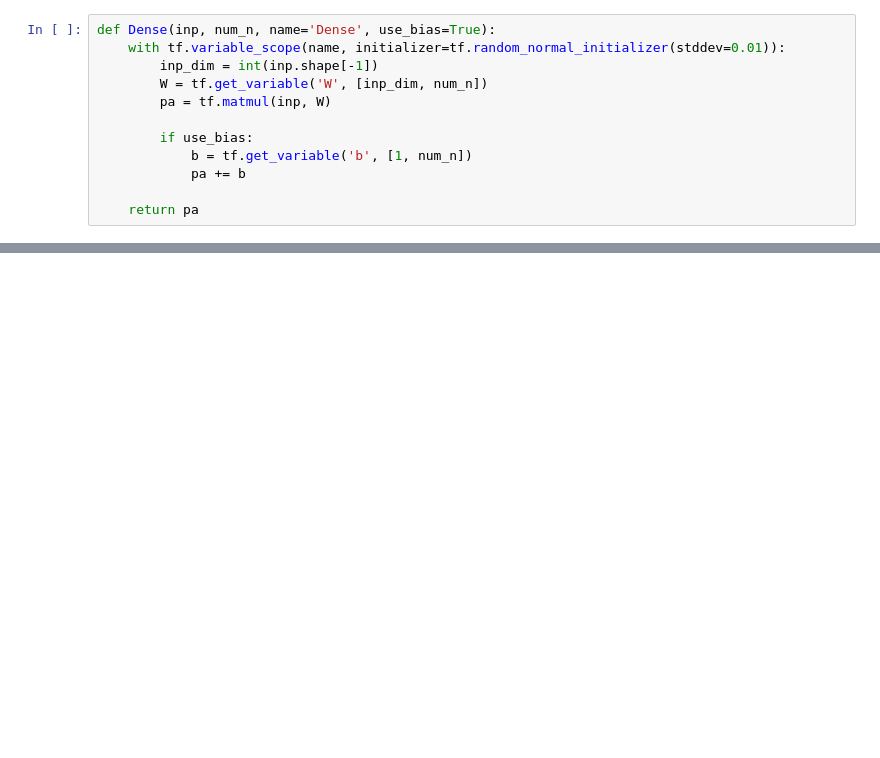
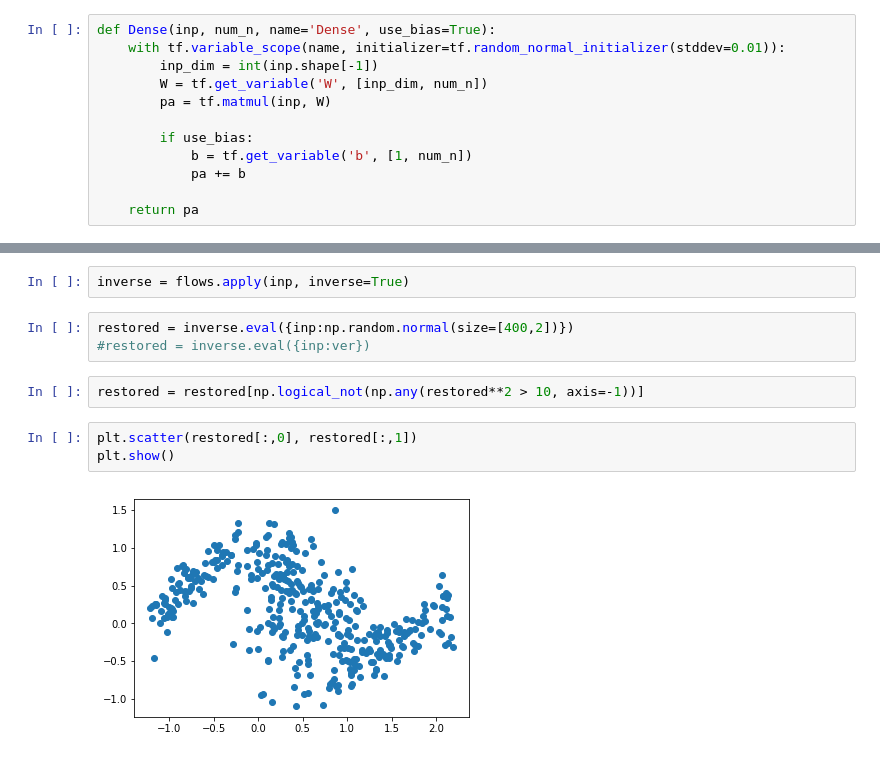
Before and after one commit to npetrenko/real_nvp, a Jupyter notebook: NVP.ipynb, the cells around one changed output, grey strips where cells are left out. Cells and saved outputs as stored; diff of their text form; blank space fills up the shorter version.

```diff
--- a/NVP.ipynb
+++ b/NVP.ipynb
@@ -150,0 +208,12 @@ fl.logj
+# %%
+inverse = flows.apply(inp, inverse=True)
+# %%
+restored = inverse.eval({inp:np.random.normal(size=[400,2])})
+#restored = inverse.eval({inp:ver})
+# %%
+restored = restored[np.logical_not(np.any(restored**2 > 10, axis=-1))]
+# %%
+plt.scatter(restored[:,0], restored[:,1])
+plt.show()
+# %% [output]
+[figure, added]
```
Also changed, not shown: parts of 22 cells of this notebook.
